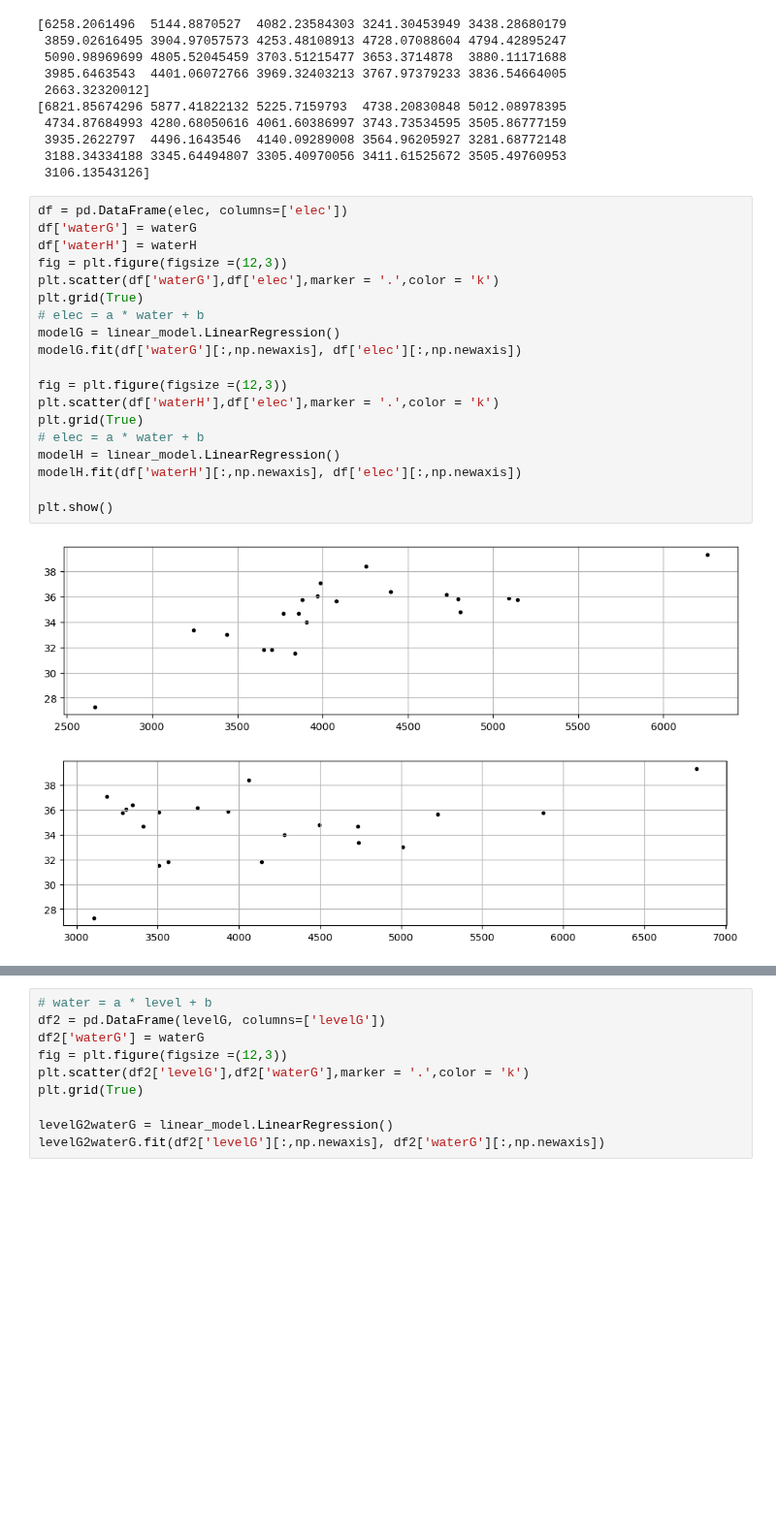
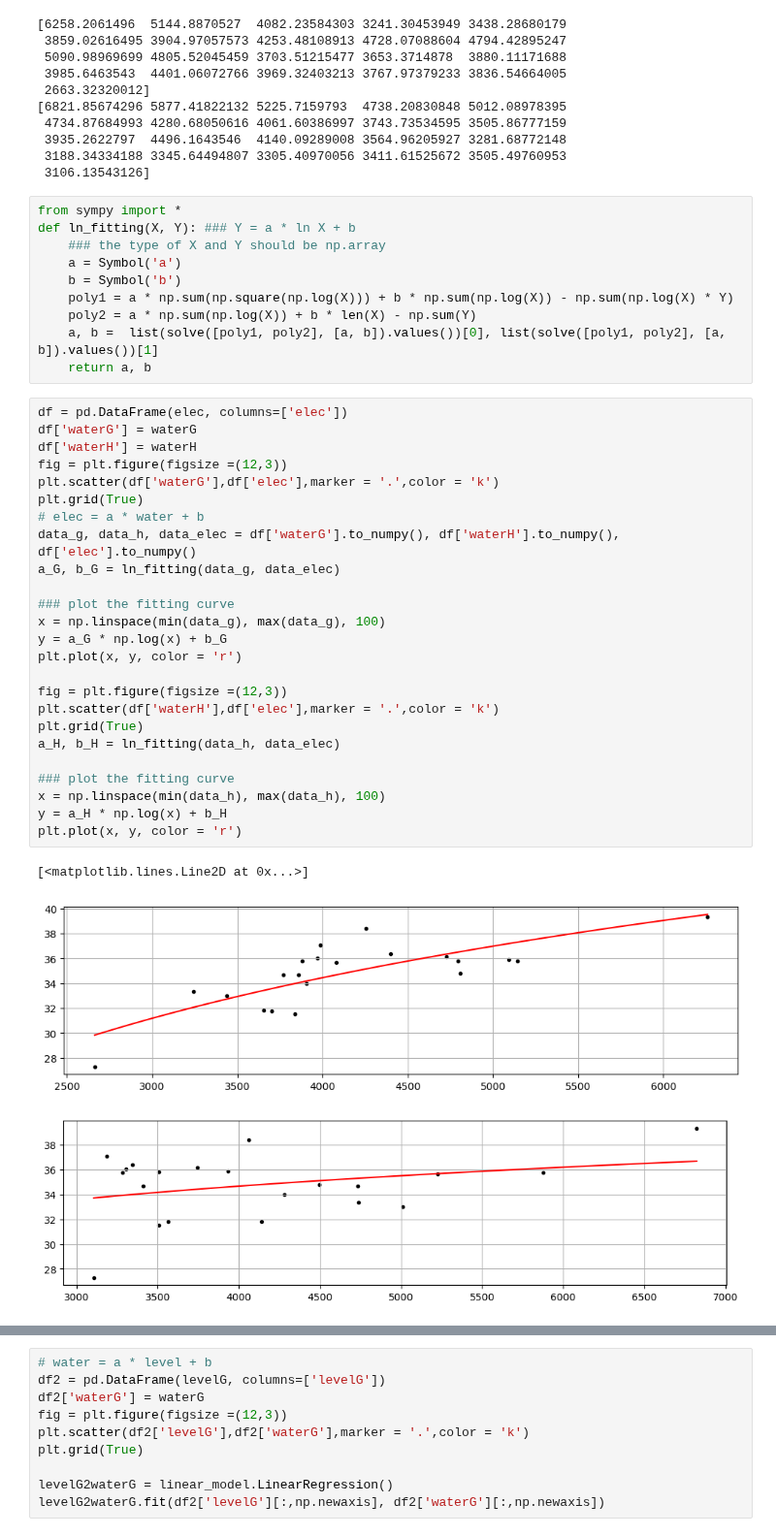
Before and after one commit to SILENT-GUO/MCM_works, a Jupyter notebook: 2022TaskB/Problem_1.ipynb, the cells around one changed output, grey strips where cells are left out. Shown at 97% size. Cells and saved outputs as stored; diff of their text form; blank space fills up the shorter version.

```diff
--- a/2022TaskB/Problem_1.ipynb
+++ b/2022TaskB/Problem_1.ipynb
@@ -152,28 +150,45 @@ print(waterH)
  3935.2622797  4496.1643546  4140.09289008 3564.96205927 3281.68772148
  3188.34334188 3345.64494807 3305.40970056 3411.61525672 3505.49760953
  3106.13543126]
+# %%
+from sympy import *
+def ln_fitting(X, Y): ### Y = a * ln X + b
+    ### the type of X and Y should be np.array
+    a = Symbol('a')
+    b = Symbol('b')
+    poly1 = a * np.sum(np.square(np.log(X))) + b * np.sum(np.log(X)) - np.sum(np.log(X) * Y)
+    poly2 = a * np.sum(np.log(X)) + b * len(X) - np.sum(Y)
+    a, b =  list(solve([poly1, poly2], [a, b]).values())[0], list(solve([poly1, poly2], [a, b]).values())[1]
+    return a, b
 # %%
 df = pd.DataFrame(elec, columns=['elec'])
 df['waterG'] = waterG
 df['waterH'] = waterH
 fig = plt.figure(figsize =(12,3))
 plt.scatter(df['waterG'],df['elec'],marker = '.',color = 'k')
 plt.grid(True)
 # elec = a * water + b
-modelG = linear_model.LinearRegression()
-modelG.fit(df['waterG'][:,np.newaxis], df['elec'][:,np.newaxis])
+data_g, data_h, data_elec = df['waterG'].to_numpy(), df['waterH'].to_numpy(), df['elec'].to_numpy()
+a_G, b_G = ln_fitting(data_g, data_elec)
+
+### plot the fitting curve
+x = np.linspace(min(data_g), max(data_g), 100)
+y = a_G * np.log(x) + b_G
+plt.plot(x, y, color = 'r')
 
 fig = plt.figure(figsize =(12,3))
 plt.scatter(df['waterH'],df['elec'],marker = '.',color = 'k')
 plt.grid(True)
-# elec = a * water + b
-modelH = linear_model.LinearRegression()
-modelH.fit(df['waterH'][:,np.newaxis], df['elec'][:,np.newaxis])
+a_H, b_H = ln_fitting(data_h, data_elec)
 
-plt.show()
+### plot the fitting curve
+x = np.linspace(min(data_h), max(data_h), 100)
+y = a_H * np.log(x) + b_H
+plt.plot(x, y, color = 'r')
 # %% [output]
+[<matplotlib.lines.Line2D at 0x...>]
-[figure, old version]
+[figure, new version]
-[figure, old version]
+[figure, new version]
 # %%
 print("Fitting for dam G")
 print("---------------------")
```
Also changed, not shown: parts of 8 cells of this notebook, 1 other file.
